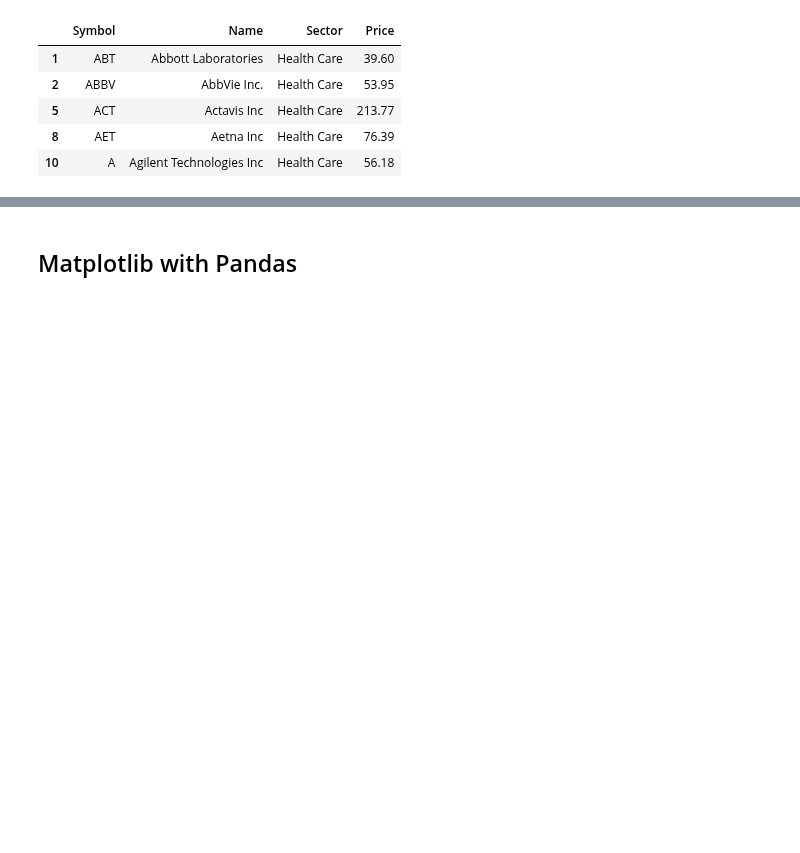
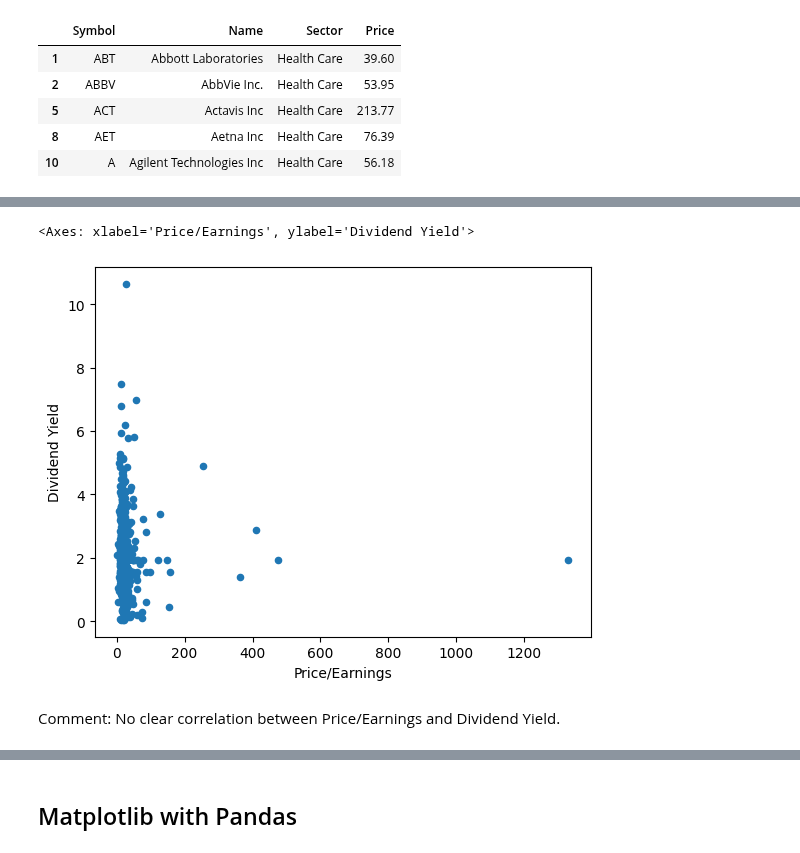
Before and after one commit to HenryHai0407/Web_Scraping_Python, a Jupyter notebook: de_exercise/de_exercise_4.ipynb, the cells around one changed output, grey strips where cells are left out. Saved outputs shown, nothing was run; the diff lists cells and outputs as text; code cells hidden in the pictures; blank space fills up the shorter version.

```diff
--- a/de_exercise/de_exercise_4.ipynb
+++ b/de_exercise/de_exercise_4.ipynb
@@ -138,0 +289,8 @@ hc_data.head()
+# %%
+# 5/ Correlation between P/E and Dividend Yield
+data.plot.scatter(x='Price/Earnings',y='Dividend Yield')
+# %% [output]
+<Axes: xlabel='Price/Earnings', ylabel='Dividend Yield'>
+[figure, added]
+# %% [markdown]
+Comment: No clear correlation between Price/Earnings and Dividend Yield.
```
Also changed, not shown: parts of 34 cells of this notebook.
